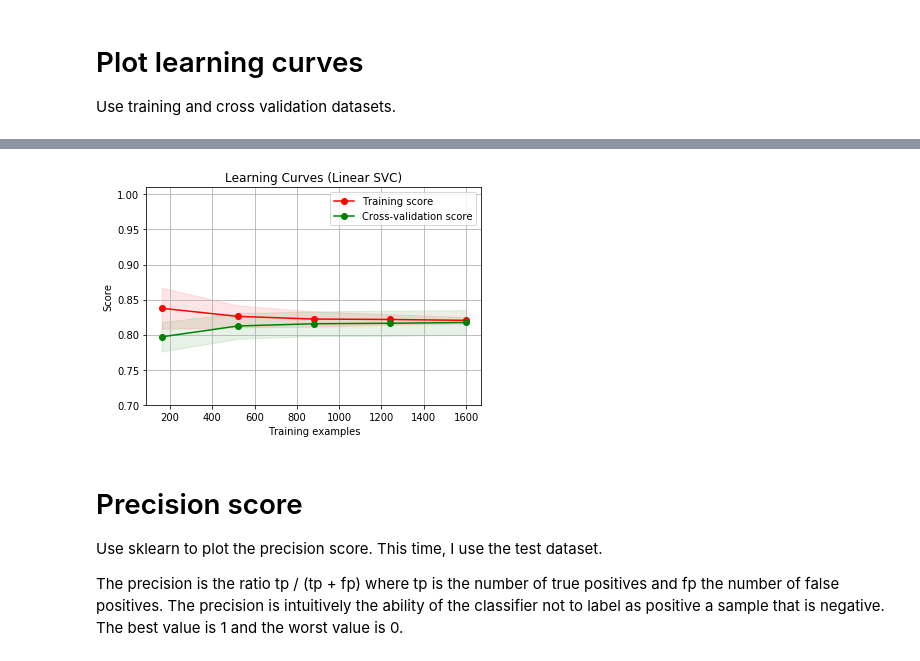
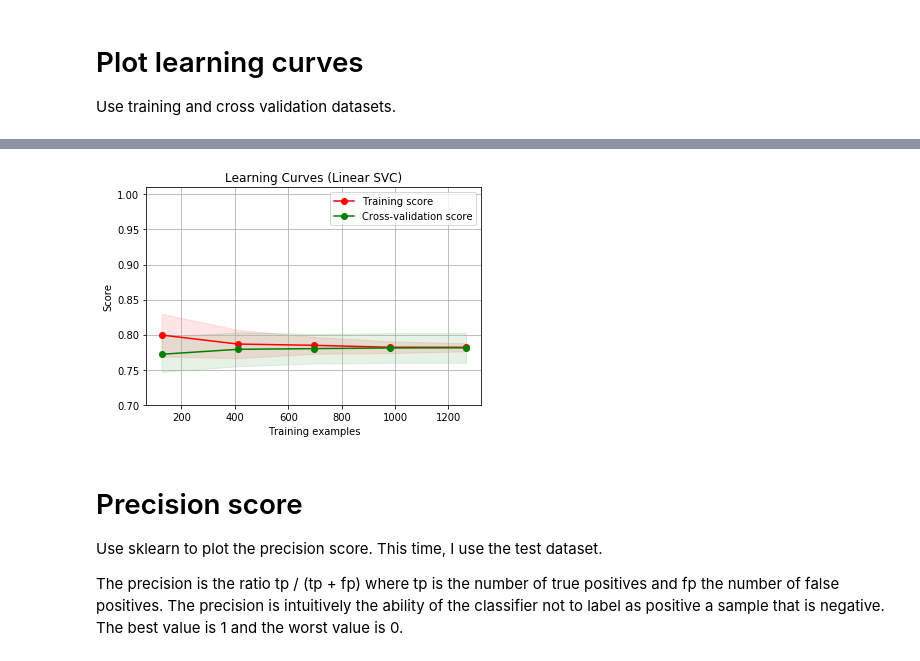
Before and after one commit to trangel/machine_learning, a Jupyter notebook: UCL-adult-vectorizer.ipynb, the cells around one changed output, grey strips where cells are left out. Cells and saved outputs as stored; diff of their text form; code cells hidden in the pictures.

```diff
--- a/UCL-adult-vectorizer.ipynb
+++ b/UCL-adult-vectorizer.ipynb
@@ -214,8 +215,8 @@ std = np.std([tree.feature_importances_ for tree in forest.estimators_],
              axis=0)
 indices = np.argsort(importances)[::-1]
 
-#Retain only 10 features
-nfeatures=10
+#Retain only few features
+nfeatures=6
 
 # Print the feature ranking (top ten only)
 print("Feature ranking:")
@@ -337,22 +336,22 @@ def plot_learning_curve(estimator, title, X, y, ylim=None, cv=None,
 # %%
 from sklearn import svm
 #Use the feature ranking to reduce the dimensionality of the dataset:
 
-indx_list=(np.array(indices[:10],dtype=np.int))
+indx_list=(np.array(indices[:nfeatures],dtype=np.int))
 
 X=df_vectorized.iloc[:,indx_list]
 X_train=X[msk]
 X_test=X[~msk]
 
 
 title = "Learning Curves (Linear SVC)"
 cv = ShuffleSplit(n_splits=100, test_size=0.2, random_state=0)
 estimator = svm.LinearSVC(C=1.0)
-plot_learning_curve(estimator, title, X, y, (0.7, 1.01), cv=cv, n_jobs=4)
+plot_learning_curve(estimator, title, X_train, y_train, (0.7, 1.01), cv=cv, n_jobs=4)
 
 plt.show()
 # %% [output]
-[figure, old version]
+[figure, new version]
 # %% [markdown]
 # Precision score
 
```
Also changed, not shown: parts of 9 cells of this notebook.
